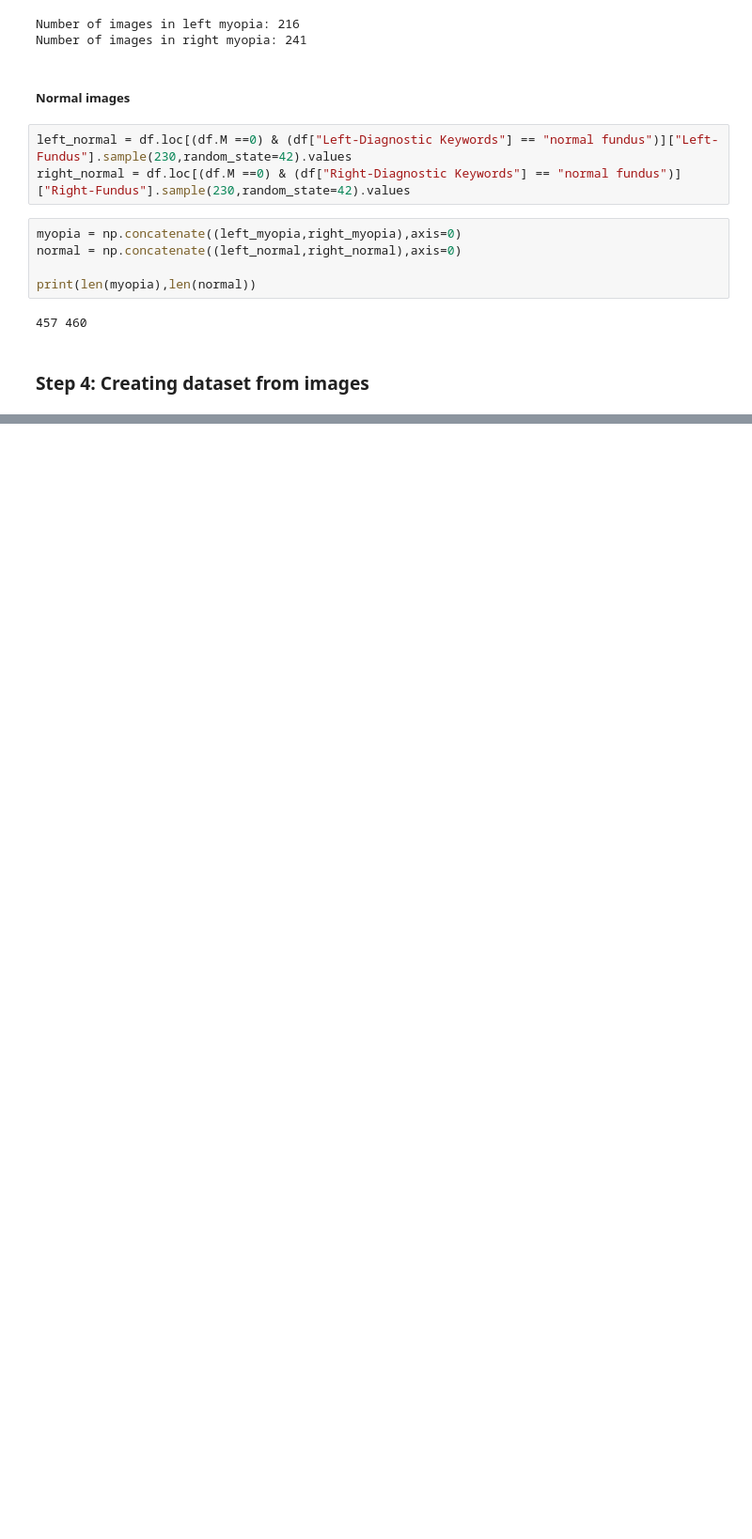
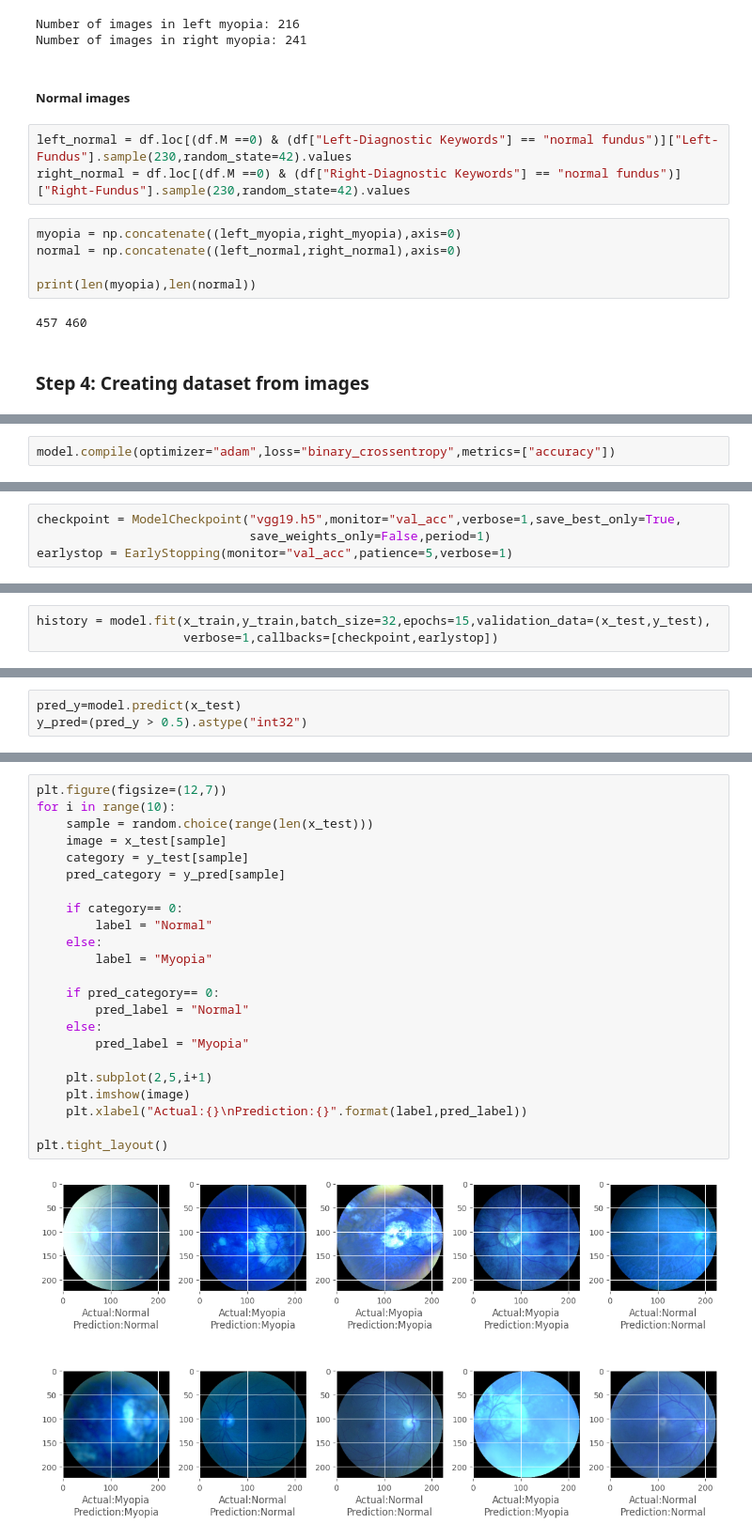
Before and after one commit to Rz02/Myopia_Prediction, a Jupyter notebook: train_model.ipynb, the cells around one changed output, grey strips where cells are left out. Shown at 94% size. Saved outputs shown, nothing was run; the diff lists cells and outputs as text; blank space fills up the shorter version.

Commit message:
Add trained model and update code

```diff
--- a/train_model.ipynb
+++ b/train_model.ipynb
@@ -75,0 +168,2 @@ print(len(myopia),len(normal))
+# %%
+model.compile(optimizer="adam",loss="binary_crossentropy",metrics=["accuracy"])
@@ -75,0 +176,4 @@ print(len(myopia),len(normal))
+# %%
+checkpoint = ModelCheckpoint("vgg19.h5",monitor="val_acc",verbose=1,save_best_only=True,
+                             save_weights_only=False,period=1)
+earlystop = EarlyStopping(monitor="val_acc",patience=5,verbose=1)
@@ -75,0 +182,3 @@ print(len(myopia),len(normal))
+# %%
+history = model.fit(x_train,y_train,batch_size=32,epochs=15,validation_data=(x_test,y_test),
+                    verbose=1,callbacks=[checkpoint,earlystop])
@@ -75,0 +211,3 @@ print(len(myopia),len(normal))
+# %%
+pred_y=model.predict(x_test)
+y_pred=(pred_y > 0.5).astype("int32")
@@ -75,0 +221,25 @@ print(len(myopia),len(normal))
+# %%
+plt.figure(figsize=(12,7))
+for i in range(10):
+    sample = random.choice(range(len(x_test)))
+    image = x_test[sample]
+    category = y_test[sample]
+    pred_category = y_pred[sample]
+
+    if category== 0:
+        label = "Normal"
+    else:
+        label = "Myopia"
+
+    if pred_category== 0:
+        pred_label = "Normal"
+    else:
+        pred_label = "Myopia"
+
+    plt.subplot(2,5,i+1)
+    plt.imshow(image)
+    plt.xlabel("Actual:{}\nPrediction:{}".format(label,pred_label))
+
+plt.tight_layout()
+# %% [output]
+[figure, added]
```
Also changed, not shown: parts of 24 cells of this notebook, 1 other file.
